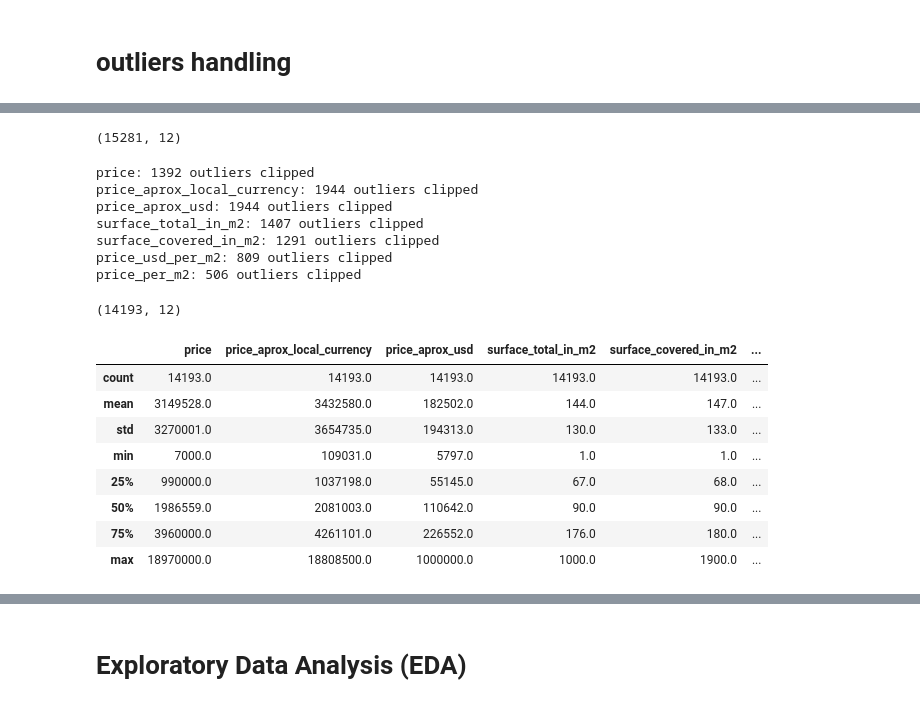
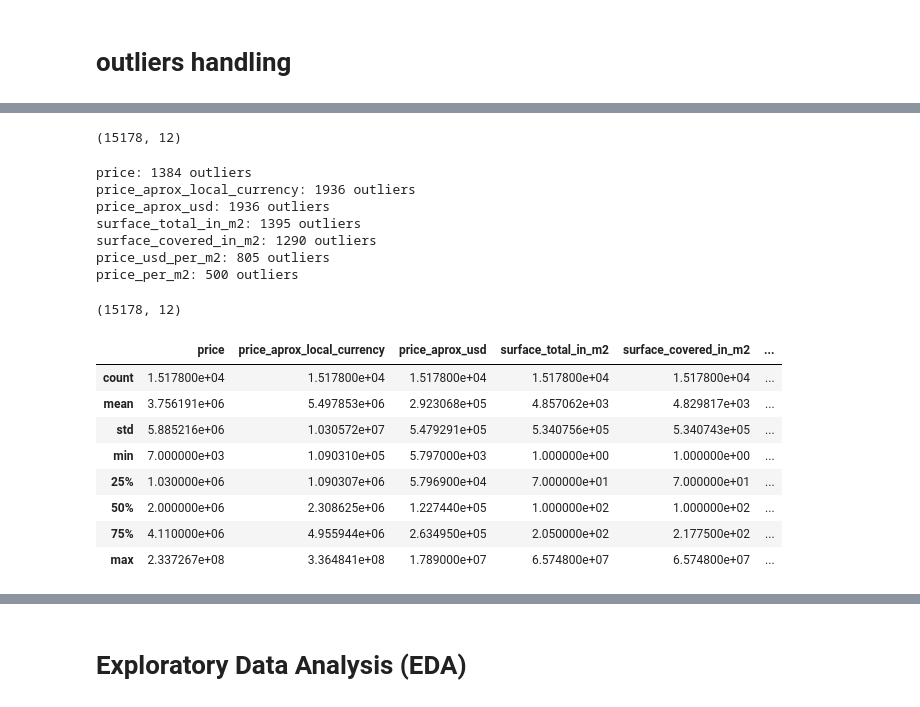
Before and after one commit to Basuoinyam/SIC_P1, a Jupyter notebook: notebooks/clean_script.ipynb, the cells around one changed output, grey strips where cells are left out. Saved outputs shown, nothing was run; the diff lists cells and outputs as text; code cells hidden in the pictures.

```diff
--- a/notebooks/clean_script.ipynb
+++ b/notebooks/clean_script.ipynb
@@ -86,7 +86,7 @@ latitude                      103
 longitude                     103
 dtype: int64
 # %%
-df[['latitude', 'longitude']] = df[['latitude', 'longitude']].fillna(df[['latitude', 'longitude']].mean())
+df = df.dropna(subset=['latitude', 'longitude'])
 # %%
 df.head()
 # %% [output]
@@ -121,7 +121,7 @@ Numerical columns: Index(['price', 'price_aprox_local_currency', 'price_aprox_us
 # %%
 df.shape
 # %% [output]
-(15281, 12)
+(15178, 12)
 # %%
 num_cols = [
     'price',
@@ -133,6 +133,8 @@ num_cols = [
     'price_per_m2'
 ]
 
+mask = pd.Series(True, index=df.index)
+
 for col in num_cols:
     q1 = df[col].quantile(0.25)
     q3 = df[col].quantile(0.75)
@@ -143,14 +145,16 @@ for col in num_cols:
 
     outliers = ((df[col] < lower) | (df[col] > upper)).sum()
 
-    df[col] = df[col].clip(lower=lower)# upper=upper)
+    mask &= df[col].between(lower,df[col].max())
 
-    print(f"{col}: {outliers} outliers clipped")
+    print(f"{col}: {outliers} outliers")
+
+df = df[mask]
 # %% [output]
-price: 1392 outliers clipped
-price_aprox_local_currency: 1944 outliers clipped
-price_aprox_usd: 1944 outliers clipped
-surface_total_in_m2: 1407 outliers clipped
-surface_covered_in_m2: 1291 outliers clipped
-price_usd_per_m2: 809 outliers clipped
-price_per_m2: 506 outliers clipped
+price: 1384 outliers
+price_aprox_local_currency: 1936 outliers
+price_aprox_usd: 1936 outliers
+surface_total_in_m2: 1395 outliers
+surface_covered_in_m2: 1290 outliers
+price_usd_per_m2: 805 outliers
+price_per_m2: 500 outliers
@@ -160,21 +161,21 @@ df=df[df['price_aprox_usd'] <= 1000000]
 # %%
 df.shape
 # %% [output]
-(14193, 12)
+(15178, 12)
 # %%
-df[num_cols] = df[num_cols].round(1)
+df[num_cols] = df[num_cols].round()
 # %%
-df.describe().round()
+df.describe()
 # %% [output]
 |  | price | price_aprox_local_currency | price_aprox_usd | surface_total_in_m2 | surface_covered_in_m2 | ... |
-| count | 14193.0 | 14193.0 | 14193.0 | 14193.0 | 14193.0 | ... |
-| mean | 3149528.0 | 3432580.0 | 182502.0 | 144.0 | 147.0 | ... |
-| std | 3270001.0 | 3654735.0 | 194313.0 | 130.0 | 133.0 | ... |
-| min | 7000.0 | 109031.0 | 5797.0 | 1.0 | 1.0 | ... |
-| 25% | 990000.0 | 1037198.0 | 55145.0 | 67.0 | 68.0 | ... |
-| 50% | 1986559.0 | 2081003.0 | 110642.0 | 90.0 | 90.0 | ... |
-| 75% | 3960000.0 | 4261101.0 | 226552.0 | 176.0 | 180.0 | ... |
-| max | 18970000.0 | 18808500.0 | 1000000.0 | 1000.0 | 1900.0 | ... |
+| count | 1.517800e+04 | 1.517800e+04 | 1.517800e+04 | 1.517800e+04 | 1.517800e+04 | ... |
+| mean | 3.756191e+06 | 5.497853e+06 | 2.923068e+05 | 4.857062e+03 | 4.829817e+03 | ... |
+| std | 5.885216e+06 | 1.030572e+07 | 5.479291e+05 | 5.340756e+05 | 5.340743e+05 | ... |
+| min | 7.000000e+03 | 1.090310e+05 | 5.797000e+03 | 1.000000e+00 | 1.000000e+00 | ... |
+| 25% | 1.030000e+06 | 1.090307e+06 | 5.796900e+04 | 7.000000e+01 | 7.000000e+01 | ... |
+| 50% | 2.000000e+06 | 2.308625e+06 | 1.227440e+05 | 1.000000e+02 | 1.000000e+02 | ... |
+| 75% | 4.110000e+06 | 4.955944e+06 | 2.634950e+05 | 2.050000e+02 | 2.177500e+02 | ... |
+| max | 2.337267e+08 | 3.364841e+08 | 1.789000e+07 | 6.574800e+07 | 6.574800e+07 | ... |
 # %%
 (df[num_cols] < 10).sum()
 # %% [output]
```
Also changed, not shown: parts of 34 cells of this notebook, 2 other files.
